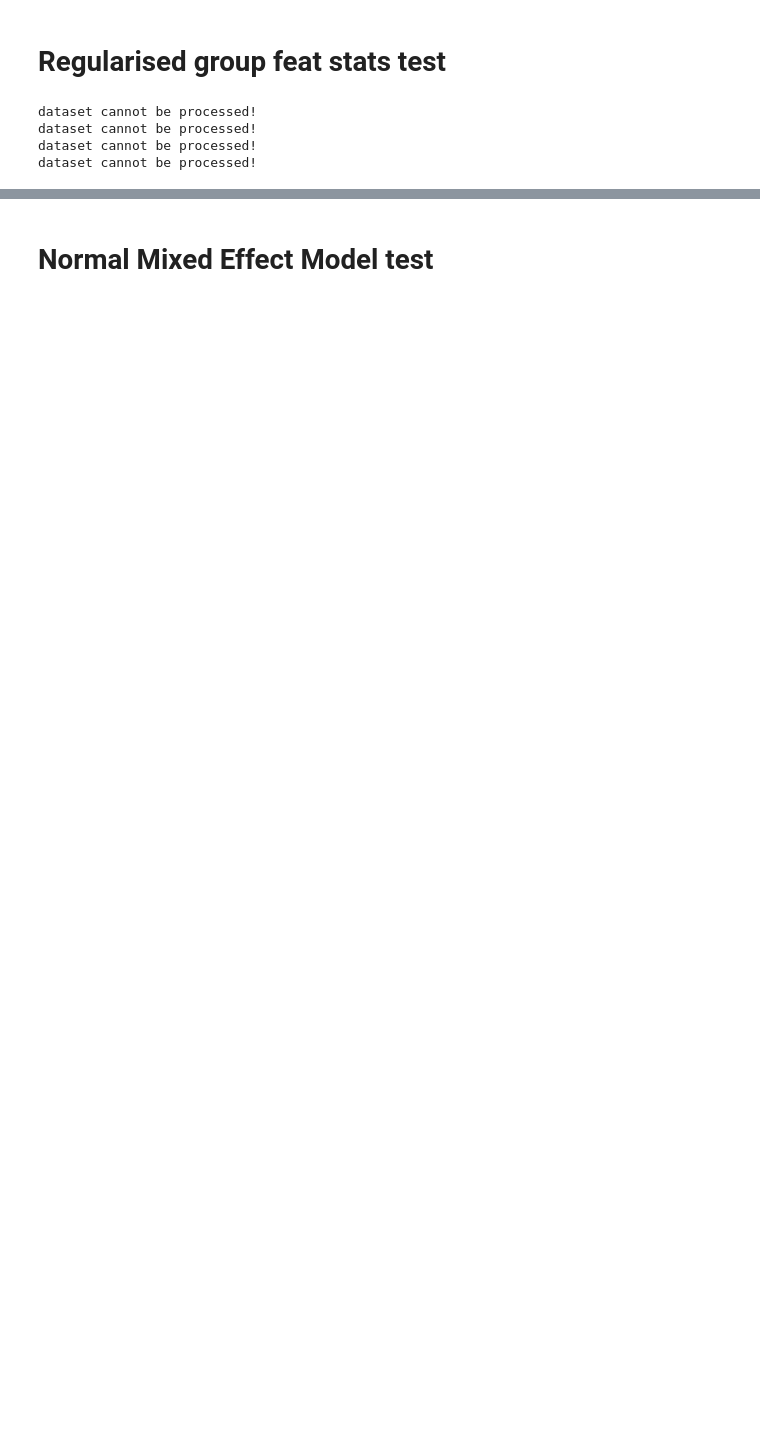
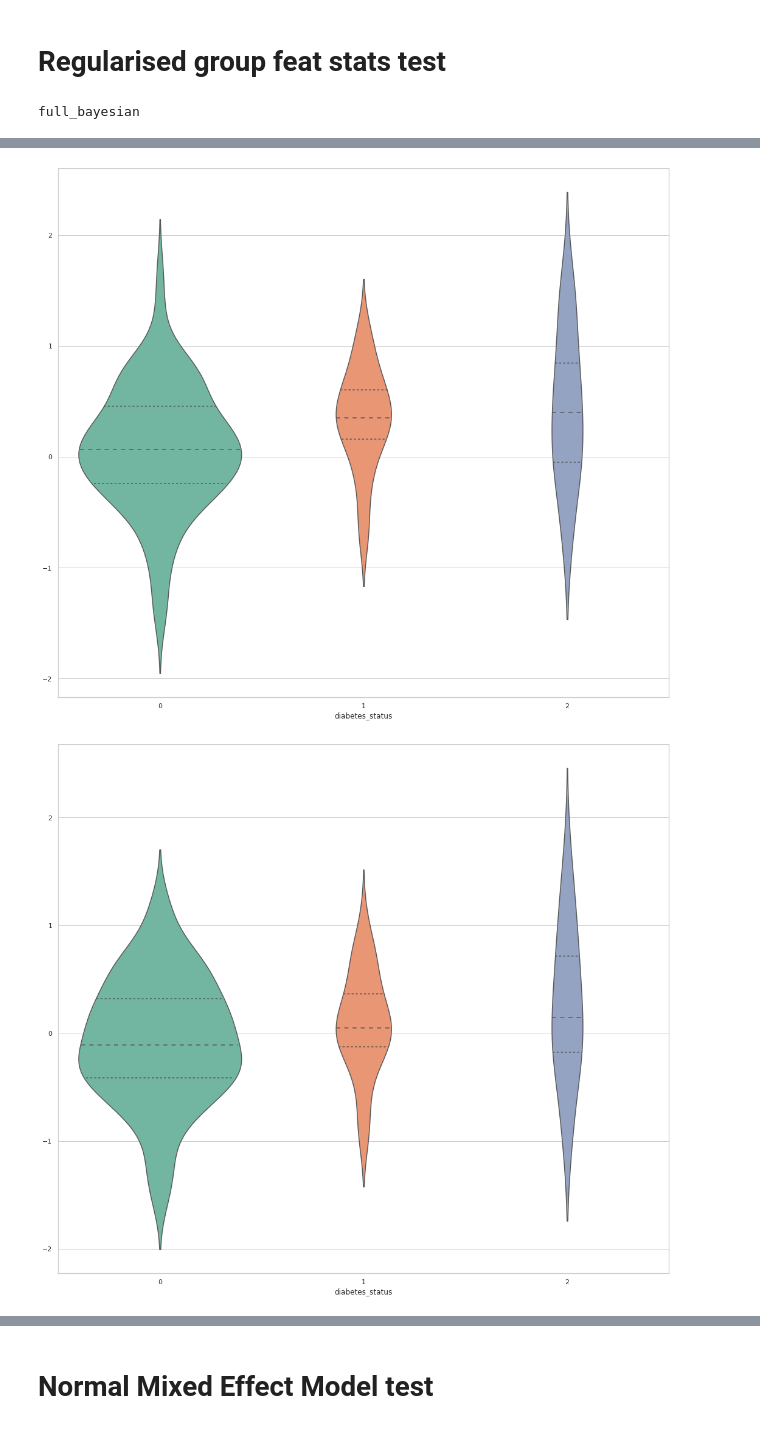
Before and after one commit to jyotirmay123/BNN-for-Uncertainty-Estimation-of-Imaging-Biomarkers, a Jupyter notebook: model_and_dataset_stats_analysis_final.ipynb, the cells around one changed output, grey strips where cells are left out. Drawn from its saved outputs; the diff is of its cells as text; code cells hidden in the pictures; blank space fills up the shorter version.

```diff
--- a/model_and_dataset_stats_analysis_final.ipynb
+++ b/model_and_dataset_stats_analysis_final.ipynb
@@ -130,13 +222,20 @@ def group_feature_stats(feats, df, target_col):
 
     return p_values, fii
 # %%
+
+
 def normal_group_fit(df, target_col, features_string):
     model = ols(f'{target_col} ~ {features_string}', df).fit()
+    plot_model_outputs(df['bmi_numeric'].values, df[target_col].values, model, 'OLS')
     return model
 
-def regularised_group_feats(df, target_col, features_string, alpha_col):
+def weighted_group_feats(df, target_col, features_string, alpha_col):
     alpha = df[alpha_col].values
     model = wls(f'{target_col} ~ {features_string}', df, weights=alpha).fit()
+    df_ = df.sort_values('diabetes_status')
+    plot_model_outputs(df_['diabetes_status'].values, df_[target_col].values, model, 'WLS', df_)
+    model = ols(f'{target_col} ~ {features_string}', df).fit()
+    plot_model_outputs(df_['diabetes_status'].values, df_[target_col].values, model, 'OLS', df_)
 #     model = ols(f'{target_col} ~ {features_string}', df).fit_regularized(alpha=alpha, L1_wt=L1_wt)
     return model
 
@@ -371,3 +383,26 @@ p_value_df_styler
+# %%
+import seaborn as sns
+sns.set(style="whitegrid")
+def plot_model_outputs(x, y, model_res, model_label='OLS', df=None):
+#     prstd, iv_l, iv_u = wls_prediction_std(model_res)
+#     x = np.arange(len(y))
+
+    fig, ax = plt.subplots(figsize=(18,16))
+#     ax.plot(x, y, 'o-', label="True")
+
+#     ax.plot(x, model_res.fittedvalues, 'o-', label=model_label)
+#     ax.plot(x, iv_u, 'r--')
+#     ax.plot(x, iv_l, 'r--')
+#     ax.legend(loc="best");
+
+    ax = sns.violinplot(x="diabetes_status", y=model_res.fittedvalues,
+                   data=df, palette="Set2", split=True,
+                   scale="count", inner="quartile")
+    plt.show()
+
+#     fig, ax = plt.subplots(figsize=(8,6))
+#     fig = sm.graphics.influence_plot(model, ax=ax)
+#     plt.show()
 # %% [markdown]
 # Regularised group feat stats test
 # %%
@@ -379,6 +414,7 @@ for key, value in model_merged_feats_path_combined.items():
     if 'KORA' in key:
         print('dataset cannot be processed!')
         continue
+    print(key)
     df = pd.read_csv(value)
     df = rename(df)
     df = transform_to_categorical(df, ['diabetes_status', 'sex'])
@@ -391,13 +427,13 @@ for key, value in model_merged_feats_path_combined.items():
     target_col = 'seg_spleen_normalised'
     feature_string =  "+".join(feats)
 
-    model = regularised_group_feats(df, target_col, feature_string , 'iou_spleen')
+    model = weighted_group_feats(df, target_col, feature_string , 'iou_spleen')
     result = anova_test(model)
     dicts[key][target_col] = model.pvalues[:-1]
     anova_test_dicts[key][target_col] =  result['PR(>F)'].values[:-1]
 
     target_col = 'seg_liver_normalised'
-    model = regularised_group_feats(df, target_col, feature_string , 'iou_liver')
+    model = weighted_group_feats(df, target_col, feature_string , 'iou_liver')
     result = anova_test(model)
     dicts[key][target_col] =  model.pvalues[:-1]
     anova_test_dicts[key][target_col] =  result['PR(>F)'].values[:-1]
@@ -410,7 +446,4 @@ p_value_df_styler = highlight_significance(p_value_df)
 anova_test_p_value_df_styler = highlight_significance(anova_test_p_value_df)
 p_value_df_styler
 # %% [output]
-dataset cannot be processed!
-dataset cannot be processed!
-dataset cannot be processed!
-dataset cannot be processed!
+full_bayesian
@@ -427,0 +450,2 @@ dataset cannot be processed!
+[figure, added]
+[figure, added]
```
Also changed, not shown: parts of 33 cells of this notebook, 18 other files.
